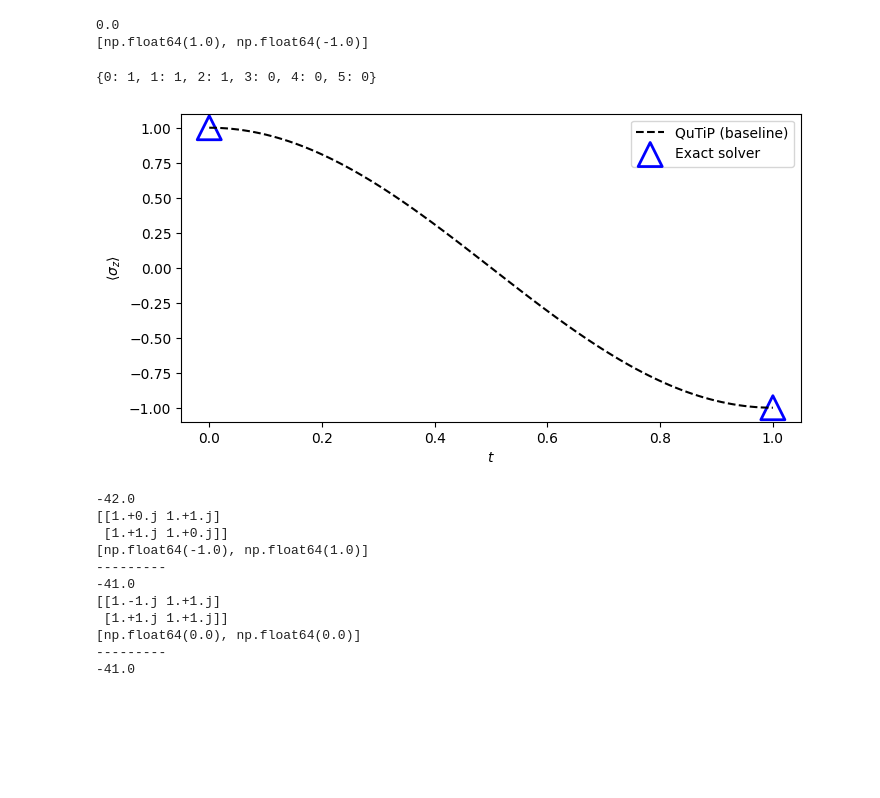
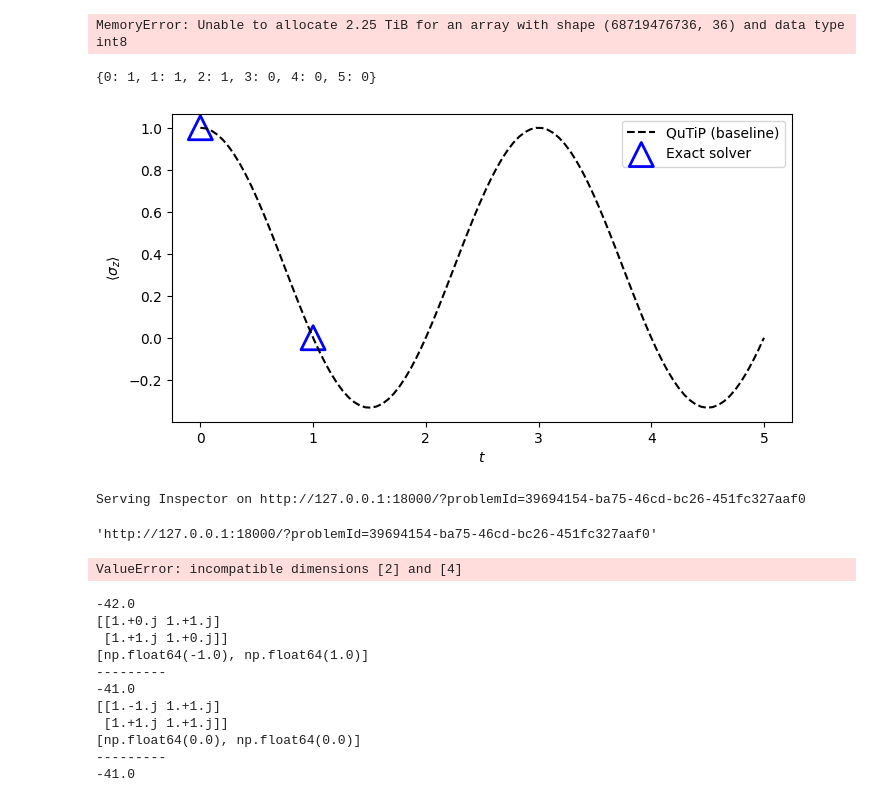
Before and after one commit to atg205/DWaveDynamics, a Jupyter notebook: notebooks/approx.ipynb, the cells around one changed output. Cells and saved outputs as stored; diff of their text form; code cells hidden in the pictures; blank space fills up the shorter version.

```diff
--- a/notebooks/approx.ipynb
+++ b/notebooks/approx.ipynb
@@ -26,6 +26,9 @@ import qutip as qp
 #H = instance_dict['H']
 #PSI0 = instance_dict['psi0']
 
-i = instance.Instance(1)
-i.create_instance(precision=2,number_time_points=2,objective=Objective.hessian)
-qubo = i.get_qubo()
+#i = instance.Instance(1)
+#i.create_instance(precision=2,number_time_points=2)
+H = np.pi/3*1/np.sqrt(3)*np.matrix([[1,1-1j],[1+1j,-1]])
+#H =np.kron(np.eye(2),H)
+problem =ComplexDynamicsProblem(H,np.array([1,0]),[0,1],2)
+qubo = problem.qubo(objective=Objective.hessian)
@@ -36,13 +52,12 @@ print(exact_result.first.energy)
 
 psi_0 = qp.basis(2, 0)
 
-times = np.linspace(0, 1, 100)
-baseline = qp.mesolve(qp.Qobj(i.H), psi_0, times, e_ops=[qp.sigmaz()]).expect[0]
+
 # Define sigma_z for manual computation of expected values
 SZ = np.array([[1, 0], [0, -1]])
 
 # decode_sample returns flat vector, we use reshape to form an 6x2 array of states
-exact_vec = i.problem.interpret_sample(exact_result.first.sample)
+exact_vec = problem.interpret_sample(exact_result.first.sample)
 
 # Difference d.: We use complex conjugation to compute expected values. For this example it shouldn't matter though.
 # Then, for the expectation values we take only the real part, because otherwise matplotlib would complain.
@@ -50,25 +65,66 @@ exact_expect = [(state.conj() @ SZ @ state).real for state in exact_vec]
 from matplotlib import pyplot as plt
 print(exact_expect)
 # %% [output]
-0.0
-[np.float64(1.0), np.float64(-1.0)]
+MemoryError: Unable to allocate 2.25 TiB for an array with shape (68719476736, 36) and data type int8
 # %%
 helpers.result_string_to_dict('111000')
 # %% [output]
 {0: 1, 1: 1, 2: 1, 3: 0, 4: 0, 5: 0}
 # %%
 fig, axis = plt.subplots(figsize=(8, 4))
-
+times = np.linspace(0, 5, 100)
+baseline = qp.mesolve(qp.Qobj(H), psi_0, times, e_ops=[qp.sigmaz()]).expect[0]
 axis.plot(times, baseline, "k--", label="QuTiP (baseline)")
 
-axis.scatter(i.problem.times, exact_expect, marker="^", lw=2, s=300, edgecolors="b", facecolors="none", label="Exact solver")
+axis.scatter(problem.times, exact_expect, marker="^", lw=2, s=300, edgecolors="b", facecolors="none", label="Exact solver")
 
 axis.set_ylabel(r"$\langle \sigma_z \rangle$")
 axis.set_xlabel("$t$")
 axis.legend()
 plt.show()
 # %% [output]
-[figure, old version]
+[figure, new version]
+# %%
+dw_sampler = EmbeddingComposite(DWaveSampler(solver="Advantage_system6.4"))
+
+dw_result = dw_sampler.sample(qubo, num_reads=1000, annealing_time=200)
+dwave.inspector.show(dw_result)
+# %% [output]
+Serving Inspector on http://127.0.0.1:18000/?problemId=39694154-ba75-46cd-bc26-451fc327aaf0
+'http://127.0.0.1:18000/?problemId=39694154-ba75-46cd-bc26-451fc327aaf0'
+# %%
+times = np.linspace(0, len(problem.times), 100)
+baseline = qp.mesolve(qp.Qobj(problem.hamiltonian), qp.Qobj(problem.initial_state), times, e_ops=[qp.sigmaz()]).expect[0]
+
+# Define sigma_z for manual computation of expected values
+
+SZ = np.array([[1, 0], [0, -1]])
+
+final_dict= defaultdict(list)
+for sample in dw_result.samples(30):
+    for key, value in sample.items():
+        final_dict[key].append(value)
+for key, value in final_dict.items():
+    print(len(value))
+    final_dict[key] = 1 if sum(value) > len(value) /2 else 0
+print(final_dict)
+for sample in dw_result.samples(5):
+    dw_vec = problem.interpret_sample(final_dict)
+    dw_expect = [(state.conj() @ SZ @ state).real for state in dw_vec]
+    fig, axis = plt.subplots(figsize=(8, 4))
+
+    axis.plot(times, baseline, "k--", label="QuTiP (baseline)")
+
+    #axis.scatter(inst_obj.problem.times, exact_expect, marker="^", lw=2, s=300, edgecolors="b", facecolors="none", label="Exact solver")
+    #axis.scatter(problem.times, sa_expect, marker="o", lw=2, s=100, edgecolors="r", facecolors="none", label="SA sampler")
+    axis.scatter(problem.times, dw_expect, marker="s", lw=2, s=200, label="D-Wave sampler")
+axis.set_title(f"System {system}")
+axis.set_ylabel(r"$\langle \sigma_z \rangle$")
+axis.set_xlabel("$t$")
+axis.legend()
+dw_result.samples(5)
+# %% [output]
+ValueError: incompatible dimensions [2] and [4]
 # %%
 df = i.get_xubo_df()
 
```
Also changed, not shown: parts of 6 cells of this notebook, 2 other files.
